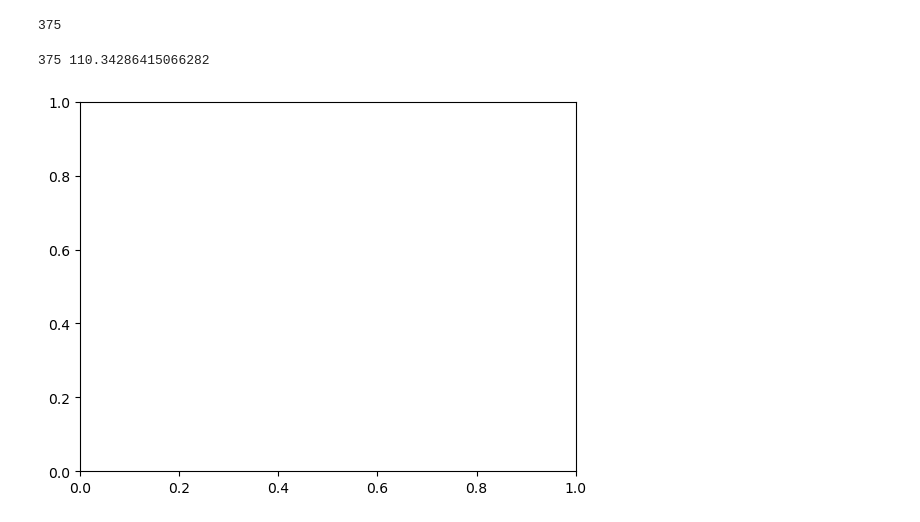
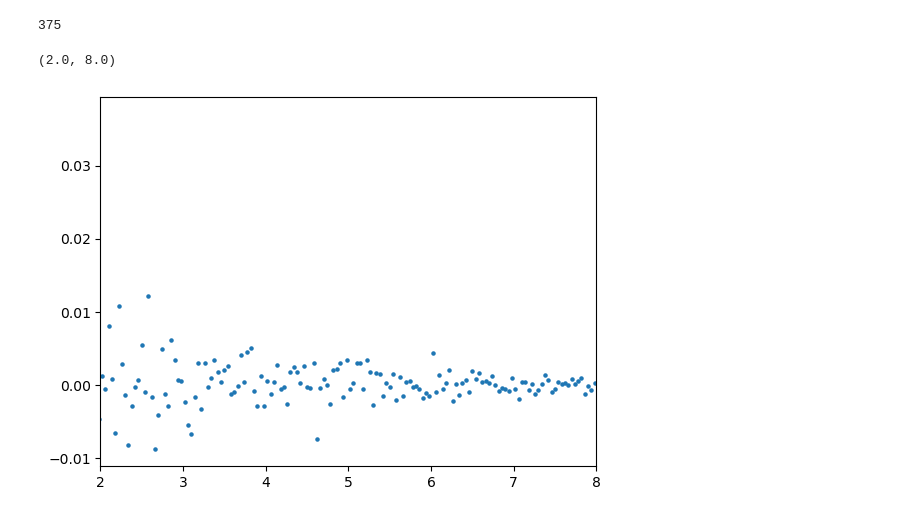
Before and after one commit to brdejonge/ML2024_Final, a Jupyter notebook: spectral_analysis.ipynb, the cells around one changed output. Drawn from its saved outputs; the diff is of its cells as text; code cells hidden in the pictures.

Commit message:
looks like I got the function to combine detectors to work, unsure how to rebin easily

```diff
--- a/spectral_analysis.ipynb
+++ b/spectral_analysis.ipynb
@@ -11,9 +12,9 @@ from sherpa.astro.plot import DataPHAPlot
 # %%
-for source_dir in os.listdir('spectra_files'):
-    source_path = os.path.join('spectra_files', source_dir)
-    if os.path.isdir(source_path):
-        for obsid_dir in os.listdir(source_path):
-            obsid_path = os.path.join(source_path, obsid_dir)
-            if os.path.isdir(obsid_path):
-                obsid_trimmed = f'{obsid_path.split('/')[-2]}/{obsid_path.split('/')[-1]}'
-                print(obsid_trimmed)
+# for source_dir in os.listdir('spectra_files'):
+#     source_path = os.path.join('spectra_files', source_dir)
+#     if os.path.isdir(source_path):
+#         for obsid_dir in os.listdir(source_path):
+#             obsid_path = os.path.join(source_path, obsid_dir)
+#             if os.path.isdir(obsid_path):
+#                 obsid_trimmed = f'{obsid_path.split('/')[-2]}/{obsid_path.split('/')[-1]}'
+#                 print(obsid_trimmed)
@@ -83,40 +67,45 @@ WARNING: systematic errors were not found in file 'spectra_files/cyg_x-1/0300310
 statistical errors were found in file 'spectra_files/cyg_x-1/03003101/ixpe_det2_src_I.pha'
 but not used; to use them, re-read
 # %%
-pha = spectra['4u_1538-52/03002701/det1_I_pha']
-pha.group_width(5) # group 5 channels per bin, which ends up being a bin spacing of .2 keV (150 channels 6keV*5bins/keV = 30 bins, 150/30=5)
-pha.set_analysis(quantity='energy', type='counts')
-len(pha.get_dep())
+# pha = spectra['4u_1538-52/03002701/det1_I_pha']
+# pha.group_width(5) # group 5 channels per bin, which ends up being a bin spacing of .2 keV (150 channels 6keV*5bins/keV = 30 bins, 150/30=5)
+# pha.set_analysis(quantity='energy', type='counts')
+# len(pha.get_dep())
 # %% [output]
 375
 # %%
 def SumDetectors(obsid_path, stoke):
     phas = np.array([])
     exposures = np.array([])
     counts = np.array([])
     rates = np.array([])
     for i in range(1, 4):
         pha = spectra[f'{obsid_path}/det{i}_{stoke}_pha']
-        pha.group_width(5)
-        rate = pha.get_dep()
+        pha.group_width(1)
+        pha.set_analysis('energy', 'rate')
+        rate = copy.copy(pha.get_y())
+        pha.set_analysis('energy', 'counts')
+        # pha.group_width(5)
+        count = copy.copy(pha.counts)
         pha.set_analysis('energy', 'counts')
         count = pha.counts
         exposure = count/rate
         exposure[np.isnan(exposure)] = 0
         phas = np.append(phas, pha)
         exposures = np.append(exposures, exposure)
         counts = np.append(counts, count)
         rates = np.append(rates, rate)
 
-    totalExposure= np.sum(exposures) # summing wrong
-    totalCounts = np.sum(counts)
+    totalExposure = np.sum(exposures.reshape(3, -1), axis=0)
+    totalCounts = np.sum(counts.reshape(3, -1), axis=0)
     totalFlux = totalCounts/totalExposure
-    return totalFlux, phas
+    return totalFlux, phas, totalExposure, exposures, totalCounts, counts
 
-flux, phas = SumDetectors('4u_1538-52/03002701', 'I')
+flux, phas, totalExposure, exposures, totalCounts, counts = SumDetectors('4u_1538-52/03002801', 'Q')
 fig, ax = plt.subplots()
-print(len(phas[0].x), flux)
-# ax.scatter(phas[0].x, flux)
+# print(len(phas[0].x), flux)
+ax.scatter(phas[0].x, flux, s=5)
+ax.set_xlim(2, 8)
 # %% [output]
-375 110.34286415066282
+(2.0, 8.0)
-[figure, old version]
+[figure, new version]
```
Also changed, not shown: parts of 4 cells of this notebook.
